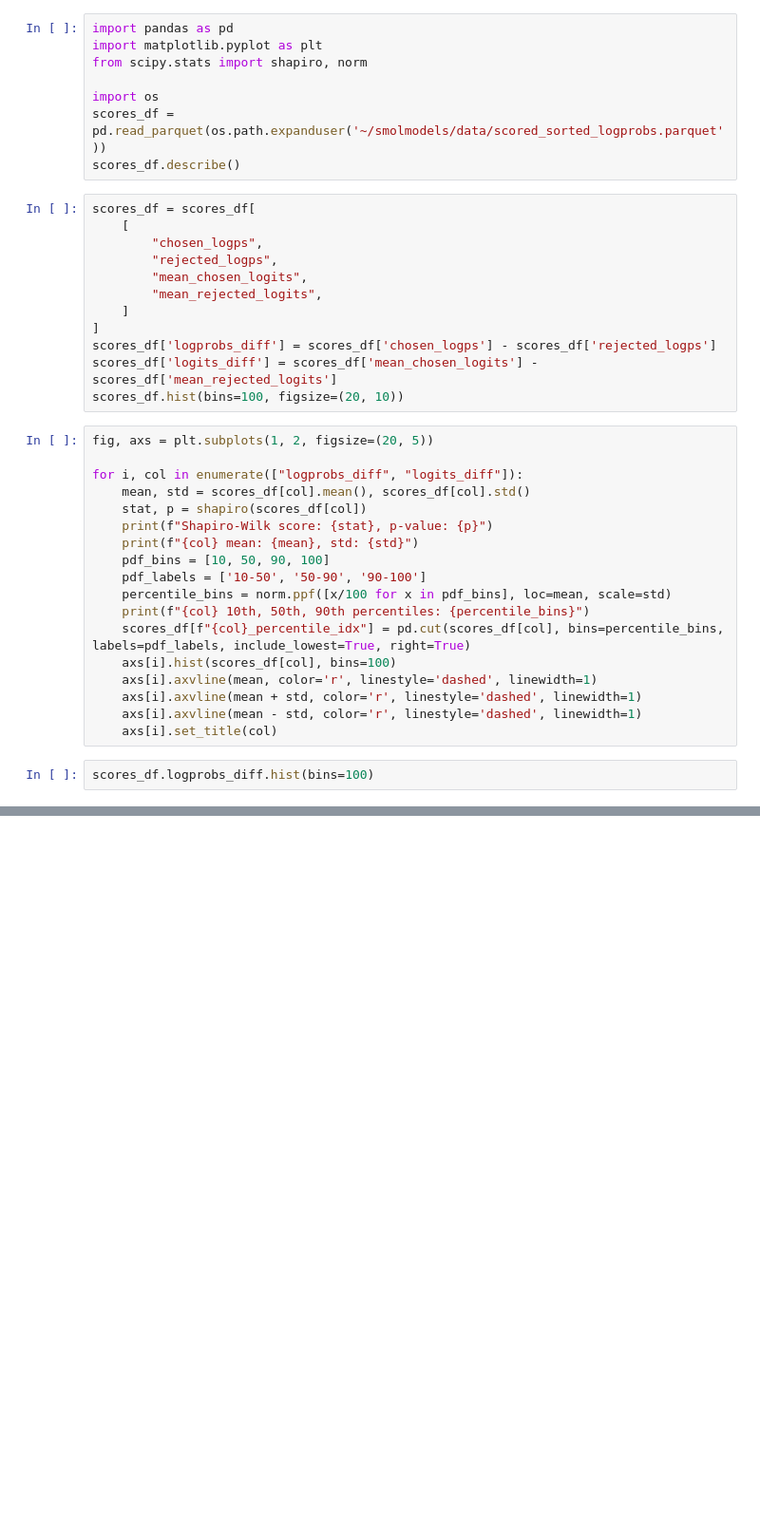
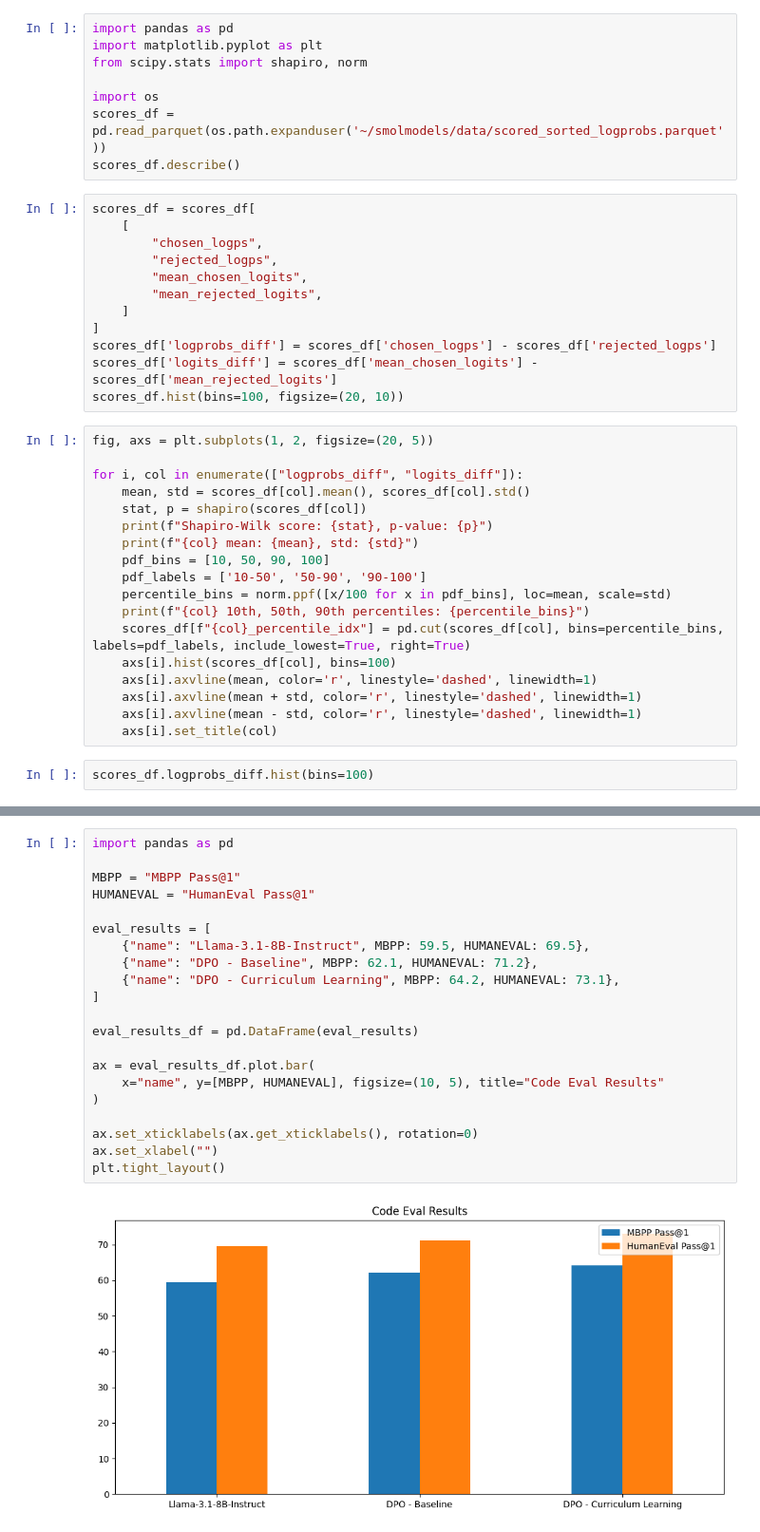
Before and after one commit to brianfitzgerald/smolmodels, a Jupyter notebook: notebooks/dpo_analysis.ipynb, the cells around one changed output, grey strips where cells are left out. Shown at 95% size. Cells and saved outputs as stored; diff of their text form; blank space fills up the shorter version.

Commit message:
add results

```diff
--- a/notebooks/dpo_analysis.ipynb
+++ b/notebooks/dpo_analysis.ipynb
@@ -71,0 +57,23 @@ Name: logprobs_diff_rank_sorted, Length: 54825, dtype: float64
+# %%
+import pandas as pd
+
+MBPP = "MBPP Pass@1"
+HUMANEVAL = "HumanEval Pass@1"
+
+eval_results = [
+    {"name": "Llama-3.1-8B-Instruct", MBPP: 59.5, HUMANEVAL: 69.5},
+    {"name": "DPO - Baseline", MBPP: 62.1, HUMANEVAL: 71.2},
+    {"name": "DPO - Curriculum Learning", MBPP: 64.2, HUMANEVAL: 73.1},
+]
+
+eval_results_df = pd.DataFrame(eval_results)
+
+ax = eval_results_df.plot.bar(
+    x="name", y=[MBPP, HUMANEVAL], figsize=(10, 5), title="Code Eval Results"
+)
+
+ax.set_xticklabels(ax.get_xticklabels(), rotation=0)
+ax.set_xlabel("")
+plt.tight_layout()
+# %% [output]
+[figure, added]
```
Also changed, not shown: parts of 2 cells of this notebook, 2 other files.
